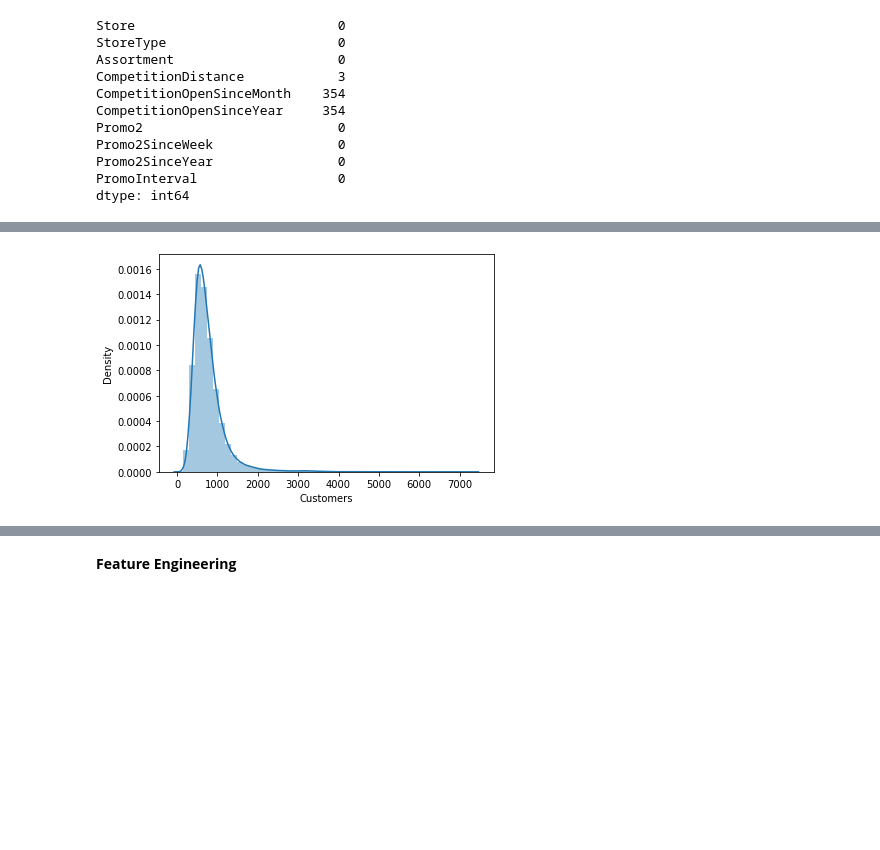
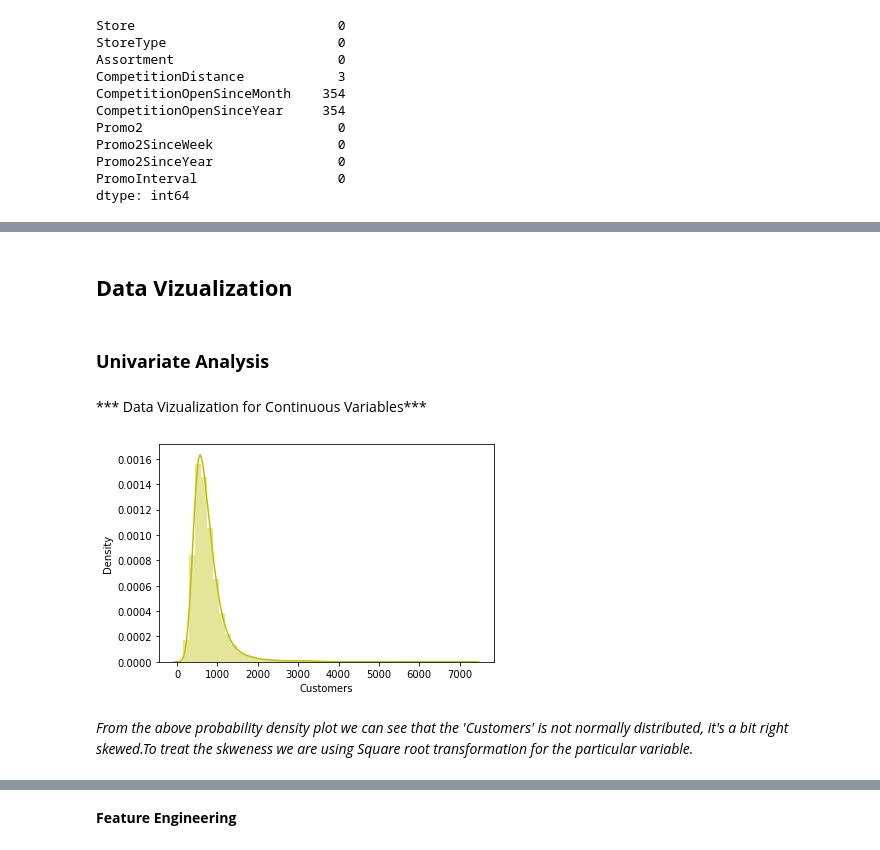
Before and after one commit to saumyadash9/Saumya-Dash-Rossmann-Sales-Prediction---Capstone-Project.ipynb, a Jupyter notebook: Saumya_Dash_Rossmann_Sales_Prediction_Capstone_Project.ipynb, the cells around one changed output, grey strips where cells are left out. Cells and saved outputs as stored; diff of their text form; code cells hidden in the pictures; blank space fills up the shorter version.

```diff
--- a/Saumya_Dash_Rossmann_Sales_Prediction_Capstone_Project.ipynb
+++ b/Saumya_Dash_Rossmann_Sales_Prediction_Capstone_Project.ipynb
@@ -416,2 +462,8 @@ Name: Store, dtype: float64
 # %%
 x = ['Store','DayOfWeek','Customers','Promo','SchoolHoliday','CompetitionDistance','CompetitionOpenSinceYear','Sales']
+# %% [markdown]
+## **Data Vizualization**
+# %% [markdown]
+### **Univariate Analysis**
+# %% [markdown]
+*** Data Vizualization for Continuous Variables***
@@ -418,8 +472,10 @@ x = ['Store','DayOfWeek','Customers','Promo','SchoolHoliday','CompetitionDistanc
 # %%
-sns.distplot(new_dataset['Customers'])
+sns.distplot(new_dataset['Customers'], color="y")
 plt.show()
 # %% [output]
-[figure, old version]
+[figure, new version]
+# %% [markdown]
+*From the above probability density plot we can see that the 'Customers' is not normally distributed, it's a bit right skewed.To treat the skweness we are using Square root transformation for the particular variable.*
 # %%
 new_dataset["sqrt_Customers"] = np.sqrt(new_dataset["Customers"])
 # %%
```
Also changed, not shown: parts of 159 cells of this notebook.
